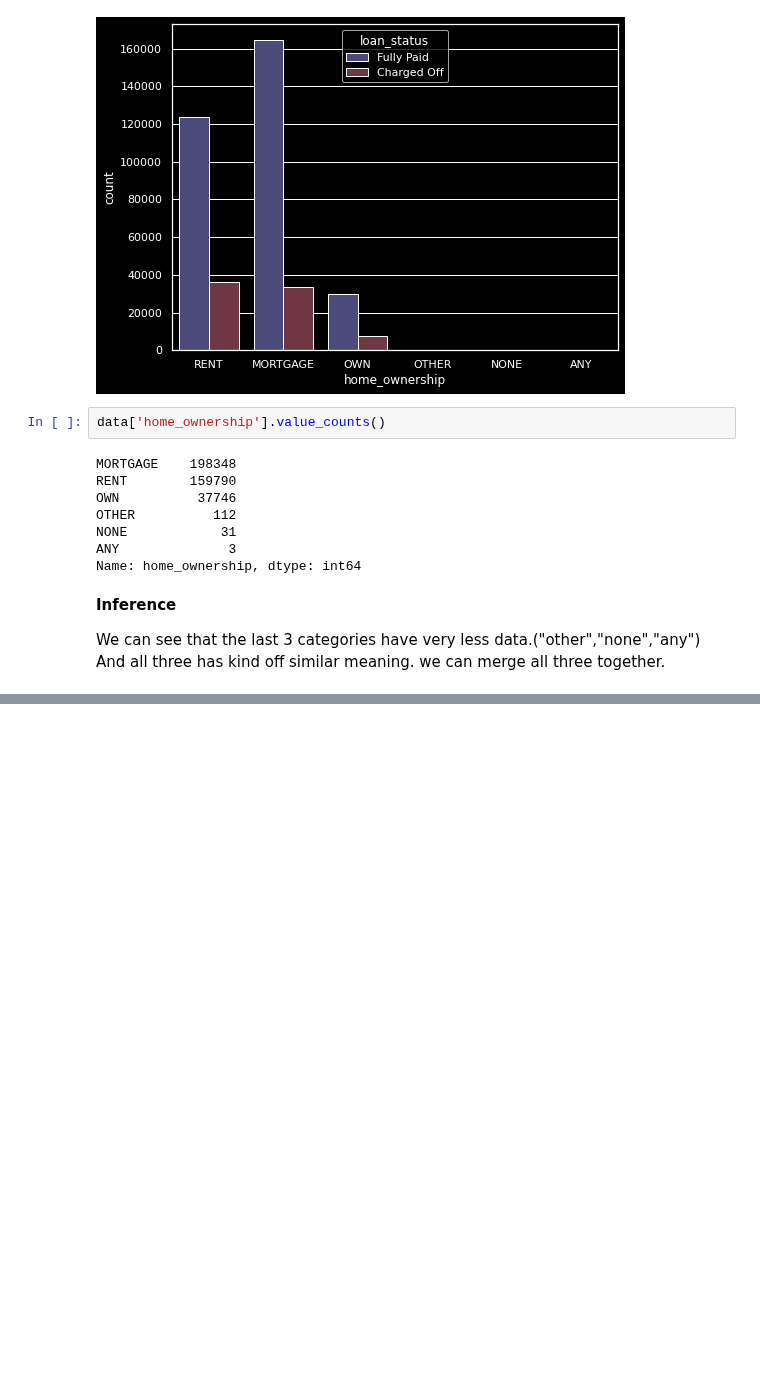
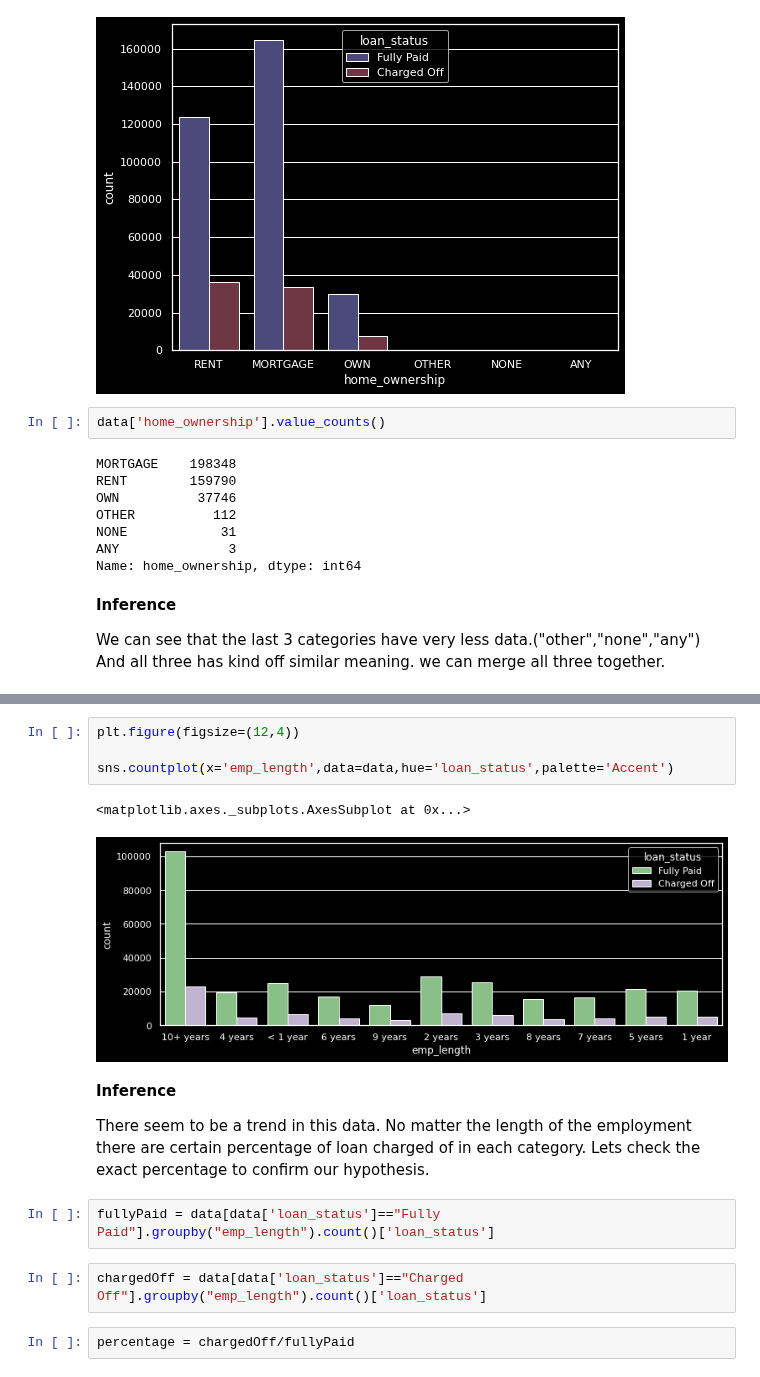
Before and after one commit to Inamul-Hassan/Lending-Club-Loan-Analysis, a Jupyter notebook: Lending_Club_Loan_Analysis.ipynb, the cells around one changed output, grey strips where cells are left out. Cells and saved outputs as stored; diff of their text form; blank space fills up the shorter version.

```diff
--- a/Lending_Club_Loan_Analysis.ipynb
+++ b/Lending_Club_Loan_Analysis.ipynb
@@ -397,0 +448,18 @@ we can merge all three together.
+# %%
+plt.figure(figsize=(12,4))
+
+sns.countplot(x='emp_length',data=data,hue='loan_status',palette='Accent')
+# %% [output]
+<matplotlib.axes._subplots.AxesSubplot at 0x...>
+[figure, added]
+# %% [markdown]
+**Inference**
+
+There seem to be a trend in this data.
+No matter the length of the employment there are certain percentage of loan charged of in each category. Lets check the exact percentage to confirm our hypothesis.
+# %%
+fullyPaid = data[data['loan_status']=="Fully Paid"].groupby("emp_length").count()['loan_status']
+# %%
+chargedOff = data[data['loan_status']=="Charged Off"].groupby("emp_length").count()['loan_status']
+# %%
+percentage = chargedOff/fullyPaid
```
Also changed, not shown: parts of 20 cells of this notebook.
